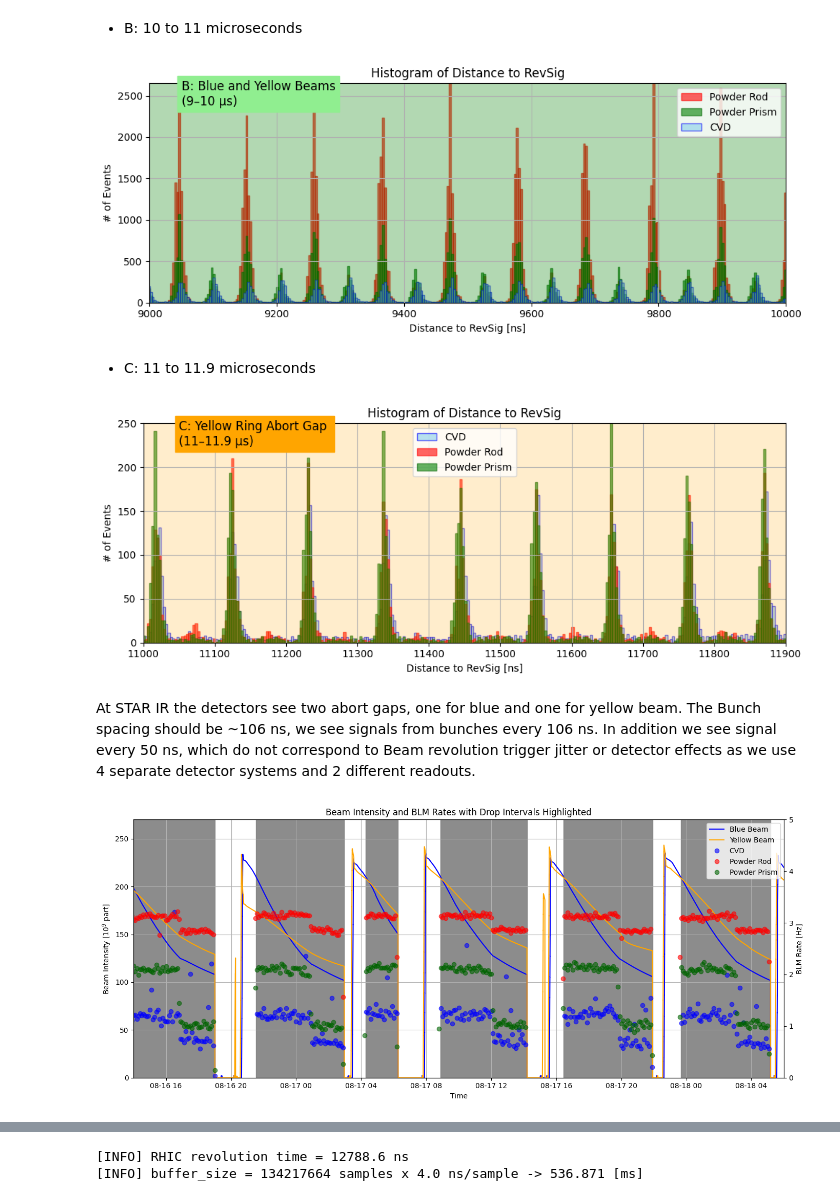
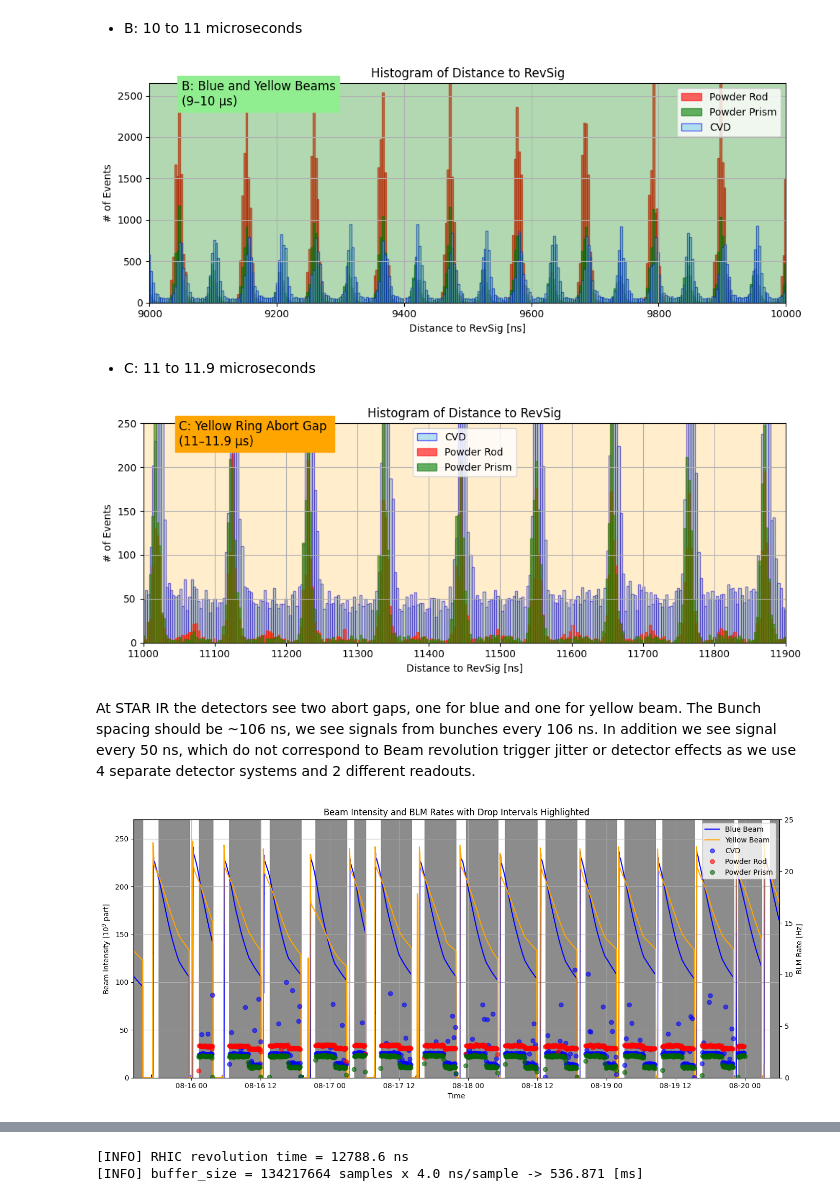
Before and after one commit to mohaas33/rhic_blm_daq, a Jupyter notebook: RHIC_BLM_2025_AuAu.ipynb, the cells around one changed output, grey strips where cells are left out. Cells and saved outputs as stored; diff of their text form; code cells hidden in the pictures.

```diff
--- a/RHIC_BLM_2025_AuAu.ipynb
+++ b/RHIC_BLM_2025_AuAu.ipynb
@@ -23,7 +23,7 @@ local_fontsize = 12
     - clean
 # %%
 # Find all CSV files in the folder
-csv_files = glob.glob('../Data/peaks_2025-0*.csv')
+csv_files = glob.glob('../Data/peaks_2025-*.csv')
 # Read and concatenate CSVs
 dfs = [pd.read_csv(f) for f in csv_files]
 df_ini = pd.concat(dfs, ignore_index=True)
@@ -273,11 +273,11 @@ avg_heights = df.groupby([
 # Merge rate and average height by time + channel
 combined = pd.merge(counts, avg_heights, on=['timestamp', 'ch'], how='left')
 # Optional: calculate rate per minute (divide by avg_min)
-counts['rate_per_min'] = counts['count'] / (avg_min/2)
-counts['rate_per_sec'] = counts['count'] / (avg_min/2*60)
+counts['rate_per_min'] = counts['count'] / (avg_min/3)
+counts['rate_per_sec'] = counts['count'] / (avg_min/3*60)
 # Optional: calculate rate per minute (divide by avg_min)
-combined['rate_per_min'] = combined['count'] / (avg_min/2)
-combined['rate_per_sec'] = combined['count'] / (avg_min/2*60)
+combined['rate_per_min'] = combined['count'] / (avg_min/3)
+combined['rate_per_sec'] = combined['count'] / (avg_min/3*60)
 
 print(combined[combined['ch']==1].head())
 # %% [output]
@@ -327,7 +327,7 @@ plt.show()
 CVD diamond based BLM is showing high rate at low amplitudes some times, maybe it is related to collision background. Thus, we will implement lower threshold for CVD BLM at 80 mV and 2.25 mv for Quartz BLM. There is a structure in the rate, not clear what tis the source yet
 # %%
 df = df[
-    ((df['peak_heights'] > 0.085) & (df['ch'] == 1)) |
+    ((df['peak_heights'] > 0.0085) & (df['ch'] == 1)) |
     ((df['peak_heights'] > 0.00225) & (df['ch'] == 3)) |
     ((df['peak_heights'] > 0.0012) & (df['ch'] == 2))
 ]
@@ -337,7 +337,7 @@ Rate versus time:
 plt.figure(figsize=(8, 5))
 for ch in combined['ch'].unique():
     if ch==1:
-        df_ch = combined[(counts['ch'] == ch) & (combined['rate_per_sec'] > 0) & (combined['avg_peak_height'] > 0.085)]
+        df_ch = combined[(counts['ch'] == ch) & (combined['rate_per_sec'] > 0) & (combined['avg_peak_height'] > 0.0085)]
     if ch==2:
         df_ch = combined[(counts['ch'] == ch) & (combined['rate_per_sec'] > 0) & (combined['avg_peak_height'] > 0.0012)]
     if ch==3:
@@ -668,7 +668,7 @@ plt.savefig(f"./Plots/revsig_{date_string}_B.png", dpi=300)
 
 plt.show()
 # %% [output]
-[figure, old version]
+[figure, new version]
 # %% [markdown]
 - C: 11 to 11.9 microseconds
 # %%
@@ -701,7 +701,7 @@ plt.savefig(f"./Plots/revsig_{date_string}_C.png", dpi=300)
 
 plt.show()
 # %% [output]
-[figure, old version]
+[figure, new version]
 # %% [markdown]
 At STAR IR the detectors see two abort gaps, one for blue and one for yellow beam. The Bunch spacing should be ~106 ns, we see signals from bunches every 106 ns. In addition we see signal every 50 ns, which do not correspond to Beam revolution trigger jitter or detector effects as we use 4 separate detector systems and 2 different readouts.
 # %%
@@ -757,8 +757,8 @@ while i < len(current) - 1:
         i += 1
 # %%
 fig, ax1 = plt.subplots(figsize=(14, 6))
-start_time = pd.to_datetime("2025-08-16 14:00:00")
-end_time = pd.to_datetime("2025-8-18 06:00:00")
+start_time = pd.to_datetime("2025-08-15 14:00:00")
+end_time = pd.to_datetime("2025-08-20 06:00:00")
 
 # Left Y-axis (ax1) — Beam Current
 ax1.plot(df_current.index, df_current['bluDCCTtotal'], label='Blue Beam', color='blue')
@@ -769,35 +769,35 @@ ax1.set_ylabel(f'Beam Intensity [$10^{9}$ part]', color='black')
 for start, end in intervals:
     ax1.axvspan(start, end, color='gray', alpha=0.9)
 
 # Right Y-axis (ax2) — Rate per sec
 ax2 = ax1.twinx()
 
 for ch in combined['ch'].unique():
     df_ch = combined[(combined['ch'] == ch) & (combined['rate_per_sec'] > 0)]
     ax2.plot(df_ch['timestamp'], df_ch['rate_per_sec'],
             label=ch_label[ch], marker='o', linestyle='', color=blm_col[ch], alpha=0.6)
 
 ax2.set_ylabel('BLM Rate [Hz]', color='black')
 
 # Combine legends from both axes
 lines1, labels1 = ax1.get_legend_handles_labels()
 lines2, labels2 = ax2.get_legend_handles_labels()
 ax1.legend(lines1 + lines2, labels1 + labels2, loc='upper right')
 
 ax1.set_xlim(start_time, end_time)
 ax2.set_xlim(start_time, end_time)
 ax1.set_ylim(0, 270)
-ax2.set_ylim(0, 5)
+ax2.set_ylim(0, 25)
 # X-axis and Title
 ax1.set_xlabel("Time")
 plt.title("Beam Intensity and BLM Rates with Drop Intervals Highlighted")
 ax1.grid(True)
 
 plt.tight_layout()
 plt.savefig(f"./Plots/stable_beam_intervals_{use_dates}.png", dpi=300)
 plt.show()
 # %% [output]
-[figure, old version]
+[figure, new version]
 # %%
 print(combined.head())
 fig, ax1 = plt.subplots(figsize=(14, 6))
```
Also changed, not shown: parts of 20 cells of this notebook, 4 other files.
